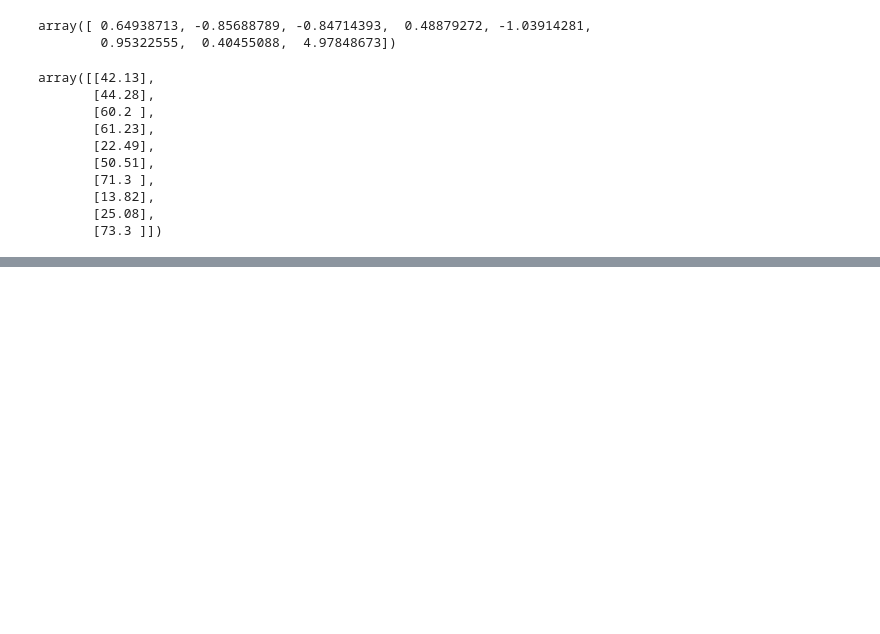
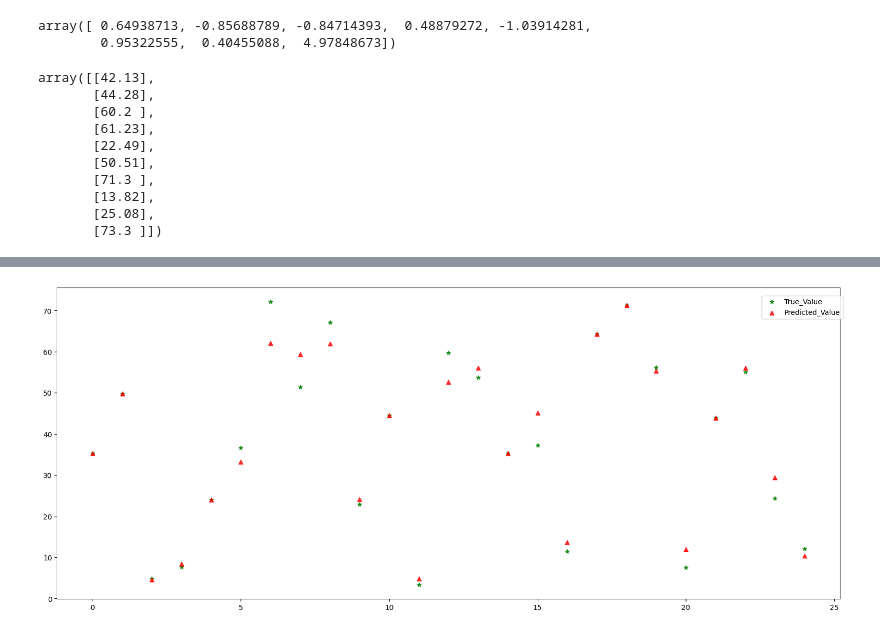
Before and after one commit to julius-m20/Concrete-Data, a Jupyter notebook: main.ipynb, the cells around one changed output, grey strips where cells are left out. Saved outputs shown, nothing was run; the diff lists cells and outputs as text; code cells hidden in the pictures; blank space fills up the shorter version.

```diff
--- a/main.ipynb
+++ b/main.ipynb
@@ -256,0 +281,3 @@ TypeError: fit() missing 1 required positional argument: 'y'
+# %%
+dtr_model = DecisionTreeRegressor()
+dtr_model.fit(X_trian, y_train)
@@ -256,0 +286,5 @@ TypeError: fit() missing 1 required positional argument: 'y'
+# %%
+# making prediction with Decision Tree model
+
+y_hat = dtr_model.predict(X_test)
+y_hat
@@ -256,0 +316,5 @@ TypeError: fit() missing 1 required positional argument: 'y'
+# %%
+# A visualization of the difference between the true groud value and the predicted
+error_df = pd.DataFrame(data = {'True_Value': y_test.reshape(25), 'Predicted_Value': y_hat.reshape(25)}, index = range(1, len(y_hat)+1))
+error_df['Absolute Error'] = np.abs(error_df['True_Value'] - error_df['Predicted_Value'])
+error_df
@@ -256,0 +339,9 @@ TypeError: fit() missing 1 required positional argument: 'y'
+# %%
+fig, ax = plt.subplots(figsize = (20, 8))
+x = range(0, len(y_hat), 1)
+ax.scatter(x, error_df['True_Value'], c='g', alpha=0.8, marker='*', label='True_Value')
+ax.scatter(x, error_df['Predicted_Value'], c='r', alpha=0.8, marker='^', label='Predicted_Value')
+plt.legend(loc=(0.9, 0.9))
+plt.show()
+# %% [output]
+[figure, added]
```
Also changed, not shown: parts of 16 cells of this notebook.
